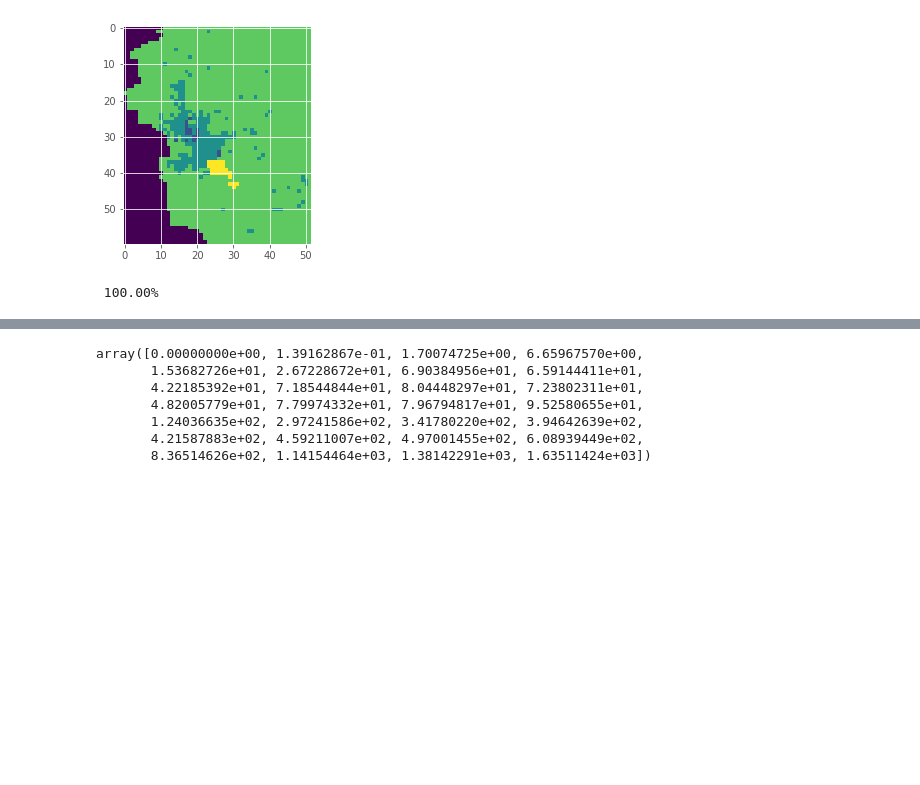
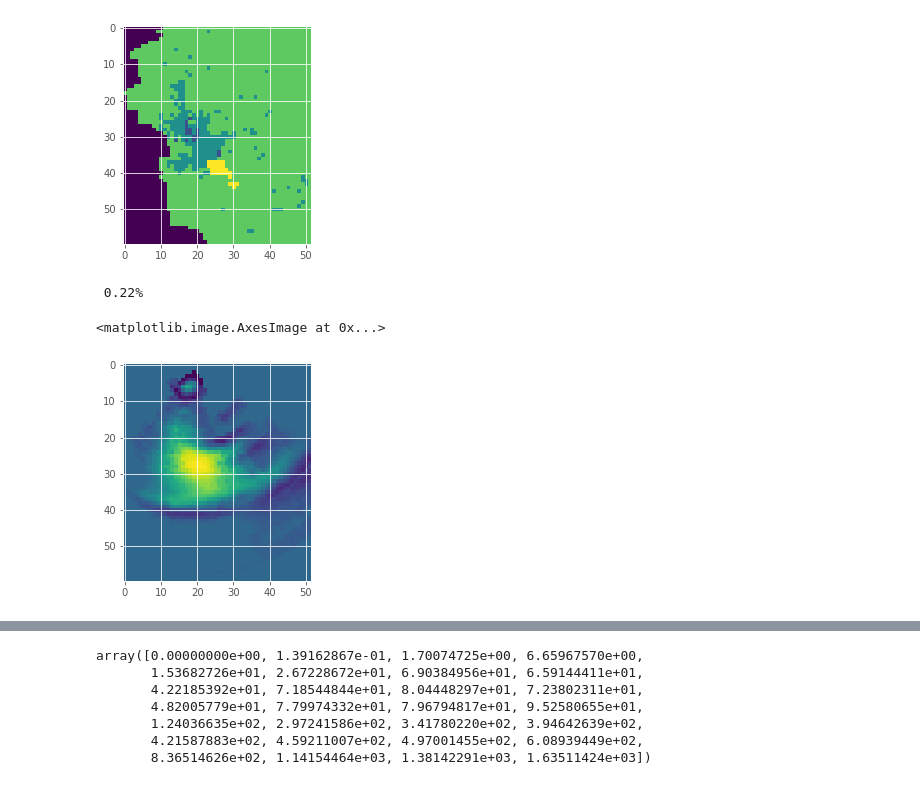
Before and after one commit to rdglpz/optimal_light_sensor_location, a Jupyter notebook: paso1_construir_base_de_datos_semivarianza.ipynb, the cells around one changed output, grey strips where cells are left out. Drawn from its saved outputs; the diff is of its cells as text; code cells hidden in the pictures; blank space fills up the shorter version.

```diff
--- a/paso1_construir_base_de_datos_semivarianza.ipynb
+++ b/paso1_construir_base_de_datos_semivarianza.ipynb
@@ -98,49 +100,62 @@ plt.imshow(EAM)
 # %%
 from IPython.display import clear_output
 
-coords = ps.get_coords(nonsat2>0)
+coords = ps.get_coords(FDNTLI>0)
 
 #fill the required params
 si = (37,18)
 
 params = {"type": "semivar",
-          "si": si,
           "atol": setup["tolerance_angle"],
           "dtol": setup["tolerance_distance"]}
 
 
-sv = np.zeros(luminance.shape)
+sv = np.zeros(FDNTLI.shape)
 
 #tell to the class, which object is going to be used to make the semivariogram
 
 
-rG = rg.rGrowing(nonsat2)
+rG = rg.rGrowing(FDNTLI)
 
 rG.setParams(params)
 
 n = len(coords)
 
 #ncords x imagesize m x n
-image_size = (n,nonsat2.shape[0]*nonsat2.shape[1])
+image_size = (n,FDNTLI.shape[0]*FDNTLI.shape[1])
 allsemivariances = np.zeros(image_size)
 allmask = np.zeros(image_size)
 
+
 df = pd.DataFrame()
-
-for i,si in enumerate(coords):
-
-    clear_output(wait=True)
-    s="{percen: 1.2f}%"
-    print(s.format(percen = 100*(i+1)/(n)))
-    si = tuple(si)
-
-    #generate a semivariance sv map
-    sv = rG.makeSemivarianceMap(si)
-
-    #flattne sv to store it in a dataframe
-    allsemivariances[i] = sv.flatten()
-
-    #construct a mask of sv and then flatten it
-    allmask[i] = ps.constructMask(si,sv,flat_means_decrease).flatten()
-# %% [output]
- 100.00%
+# %%
+for i,si in enumerate(coords):
+
+    clear_output(wait=True)
+    s="{percen: 1.2f}%"
+    print(s.format(percen = 100*(i+1)/(n)))
+
+    si = tuple(si)
+
+    #generate a semivariance sv map
+
+    sv = rG.makeSemivarianceMap(si)
+
+    #flattne sv to store it in a dataframe
+    allsemivariances[i] = sv.flatten()
+
+
+
+    #construct a mask of sv and then flatten it
+    allmask[i] = ps.constructMask(si,sv,flat_means_decrease).flatten()
+# %% [output]
+ 0.22%
+# %%
+si = (2,19)
+ #generate a semivariance sv map
+
+sv = rG.makeSemivarianceMap(si)
+plt.imshow(sv)
+# %% [output]
+<matplotlib.image.AxesImage at 0x...>
+[figure, added]
```
Also changed, not shown: parts of 41 cells of this notebook, 4 other files.
